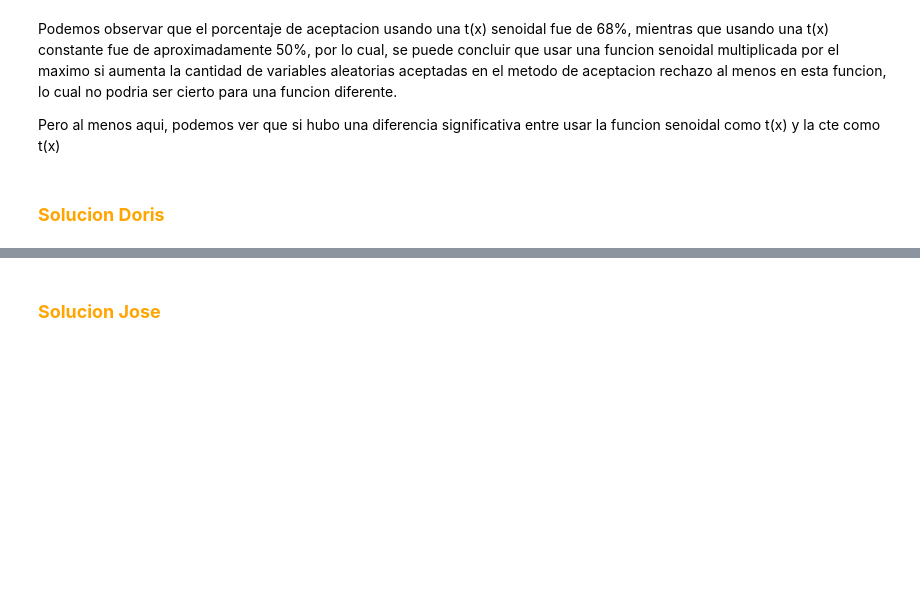
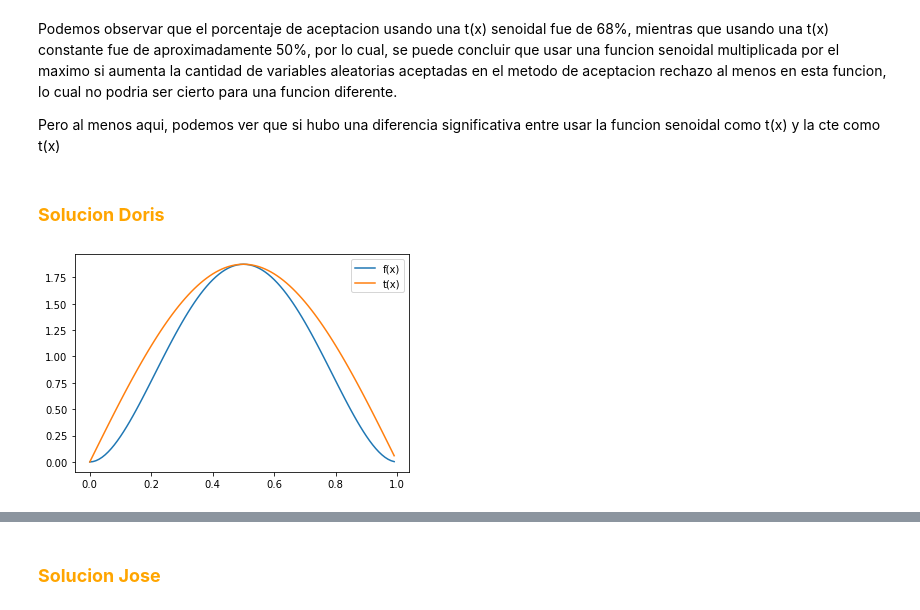
Before and after one commit to nicoglez/Tareas_SNGonzalez_DGomez, a Jupyter notebook: Tarea4_SNGonzalez_DGomez_JTNavarro.ipynb, the cells around one changed output, grey strips where cells are left out. Cells and saved outputs as stored; diff of their text form; code cells hidden in the pictures; blank space fills up the shorter version.

```diff
--- a/Tarea4_SNGonzalez_DGomez_JTNavarro.ipynb
+++ b/Tarea4_SNGonzalez_DGomez_JTNavarro.ipynb
@@ -442,3 +538,21 @@ Podemos observar que el porcentaje de aceptacion usando una t(x) senoidal fue de
 Pero al menos aqui, podemos ver que si hubo una diferencia significativa entre usar la funcion senoidal como t(x) y la cte como t(x)
 # %% [markdown]
 ### <font color ='Orange'> **Solucion Doris**
+# %%
+f = lambda x : 30*(x**2 - 2*x**3 + x**4)
+a = f(optimize.fmin( lambda x : -f(x) , 0 ,disp = False))
+t = lambda x : a * np.sin(np.pi * x)
+N = 10 ** 3
+
+def comparar( f , t , N ):
+    x_1 = np.arange(0 , 1 , 0.01)
+    f_1 = f(x_1)
+    x_2 = np.arange(0 , 1 , 0.01)
+    f_2 = t(x_2)
+    plt.plot(x_1,f_1,label='f(x)')
+    plt.plot(x_2,f_2,label='t(x)')
+    plt.legend()
+    plt.show;
+comparar(f,t,N)
+# %% [output]
+[figure, added]
```
Also changed, not shown: parts of 22 cells of this notebook.
